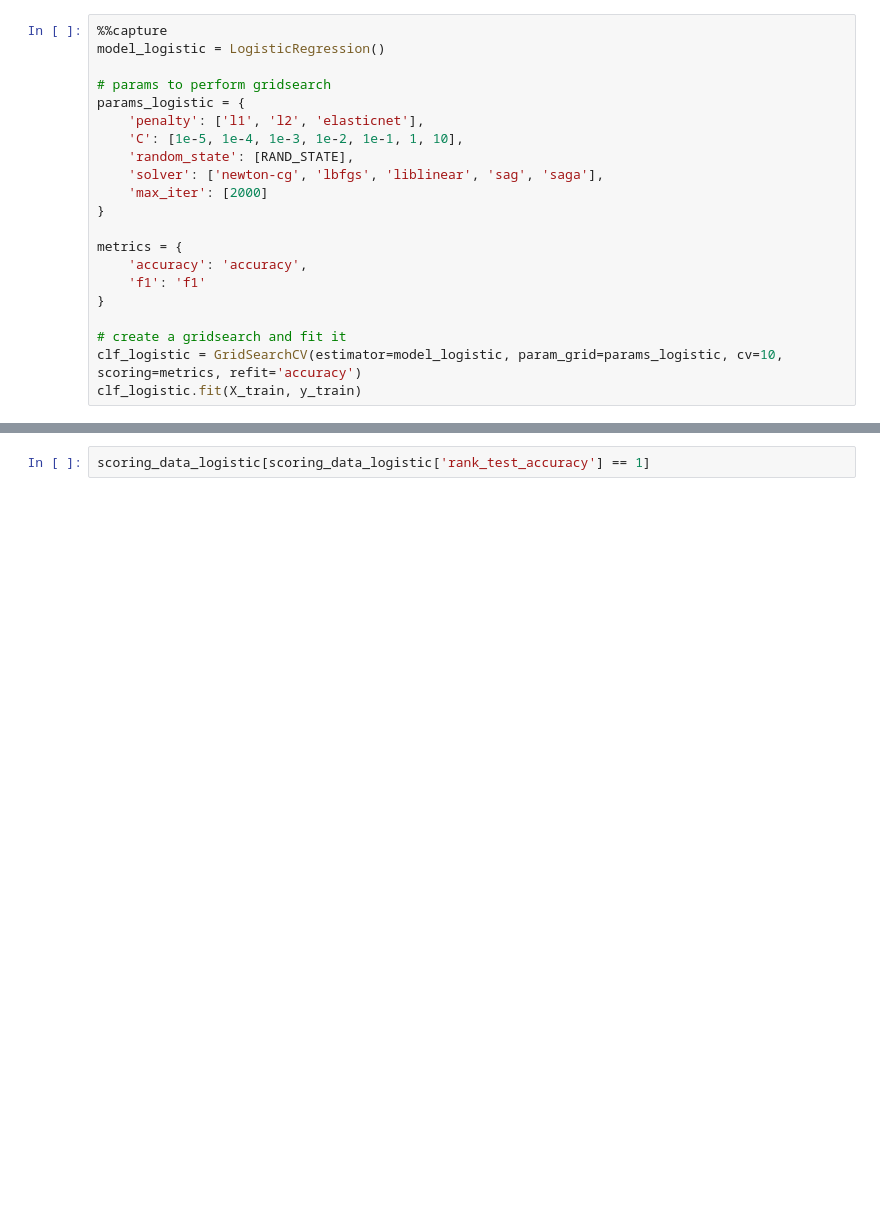
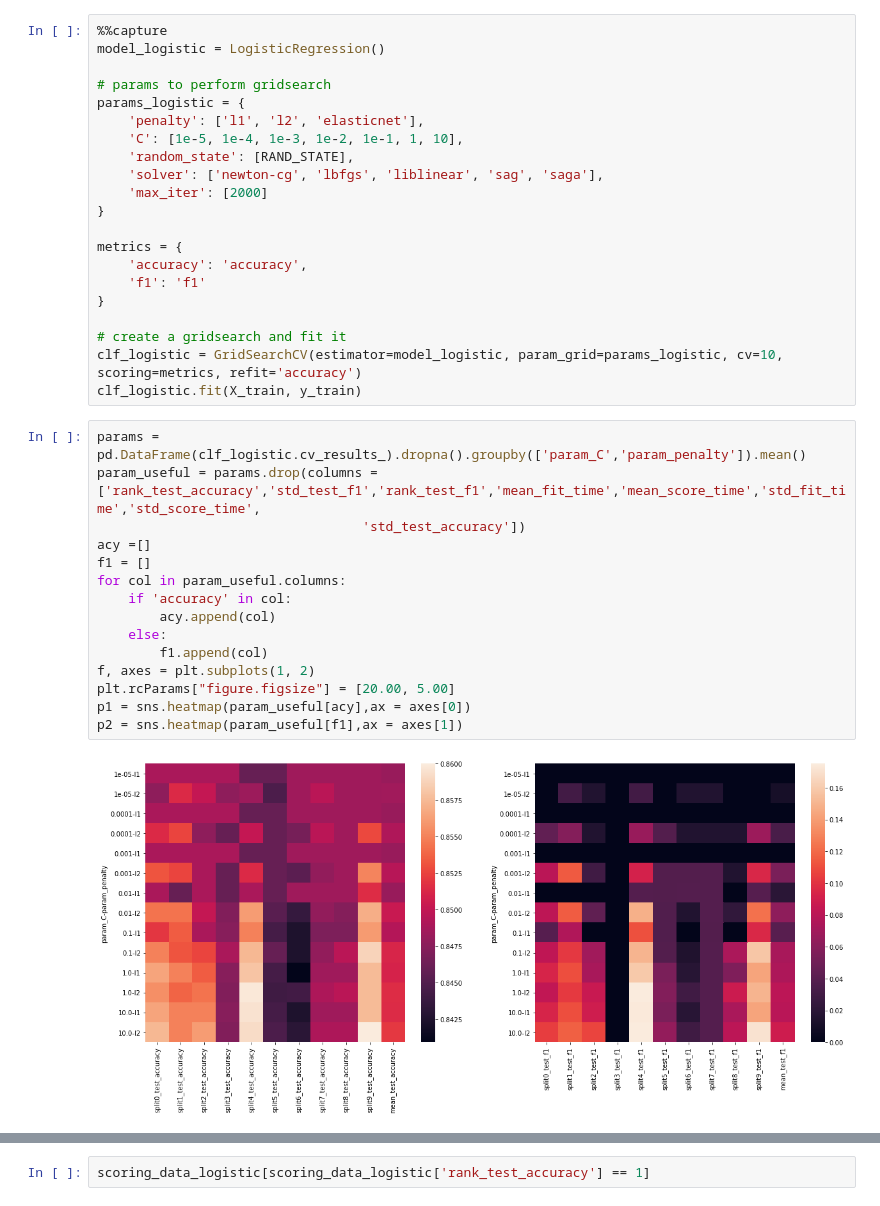
Before and after one commit to COGS118A/Group009-Sp22, a Jupyter notebook: FinalProject_group009.ipynb, the cells around one changed output, grey strips where cells are left out. Drawn from its saved outputs; the diff is of its cells as text; blank space fills up the shorter version.

```diff
--- a/FinalProject_group009.ipynb
+++ b/FinalProject_group009.ipynb
@@ -575,6 +575,23 @@ metrics = {
 # create a gridsearch and fit it
 clf_logistic = GridSearchCV(estimator=model_logistic, param_grid=params_logistic, cv=10, scoring=metrics, refit='accuracy')
 clf_logistic.fit(X_train, y_train)
+# %%
+params = pd.DataFrame(clf_logistic.cv_results_).dropna().groupby(['param_C','param_penalty']).mean()
+param_useful = params.drop(columns = ['rank_test_accuracy','std_test_f1','rank_test_f1','mean_fit_time','mean_score_time','std_fit_time','std_score_time',
+                                  'std_test_accuracy'])
+acy =[]
+f1 = []
+for col in param_useful.columns:
+    if 'accuracy' in col:
+        acy.append(col)
+    else:
+        f1.append(col)
+f, axes = plt.subplots(1, 2)
+plt.rcParams["figure.figsize"] = [20.00, 5.00]
+p1 = sns.heatmap(param_useful[acy],ax = axes[0])
+p2 = sns.heatmap(param_useful[f1],ax = axes[1])
+# %% [output]
+[figure, added]
 # %%
 scoring_data_logistic = pd.DataFrame(clf_logistic.cv_results_).dropna()[['mean_test_accuracy', 'rank_test_accuracy', 'mean_test_f1', 'rank_test_f1']]
 scoring_data_logistic
```
Also changed, not shown: parts of 13 cells of this notebook.
